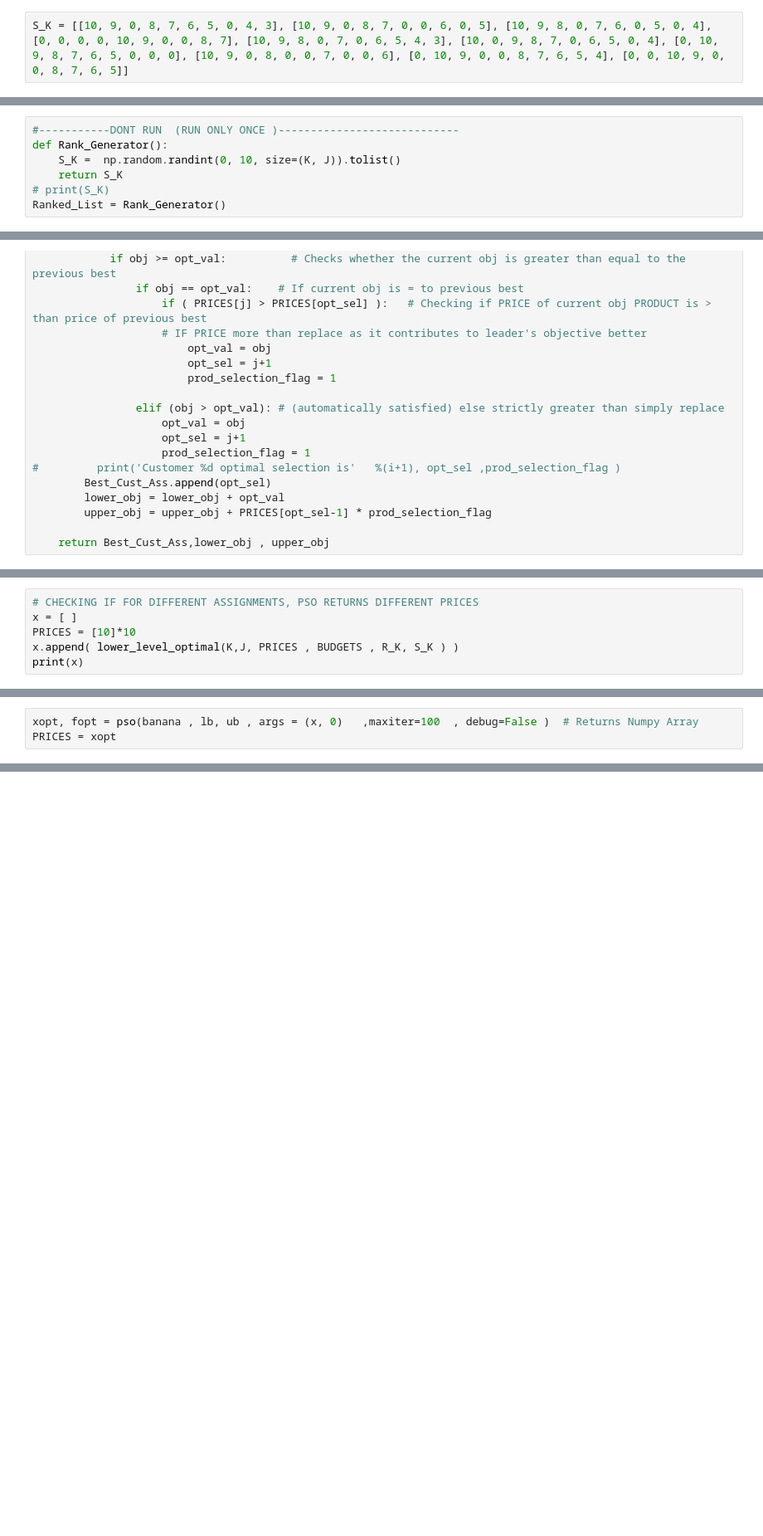
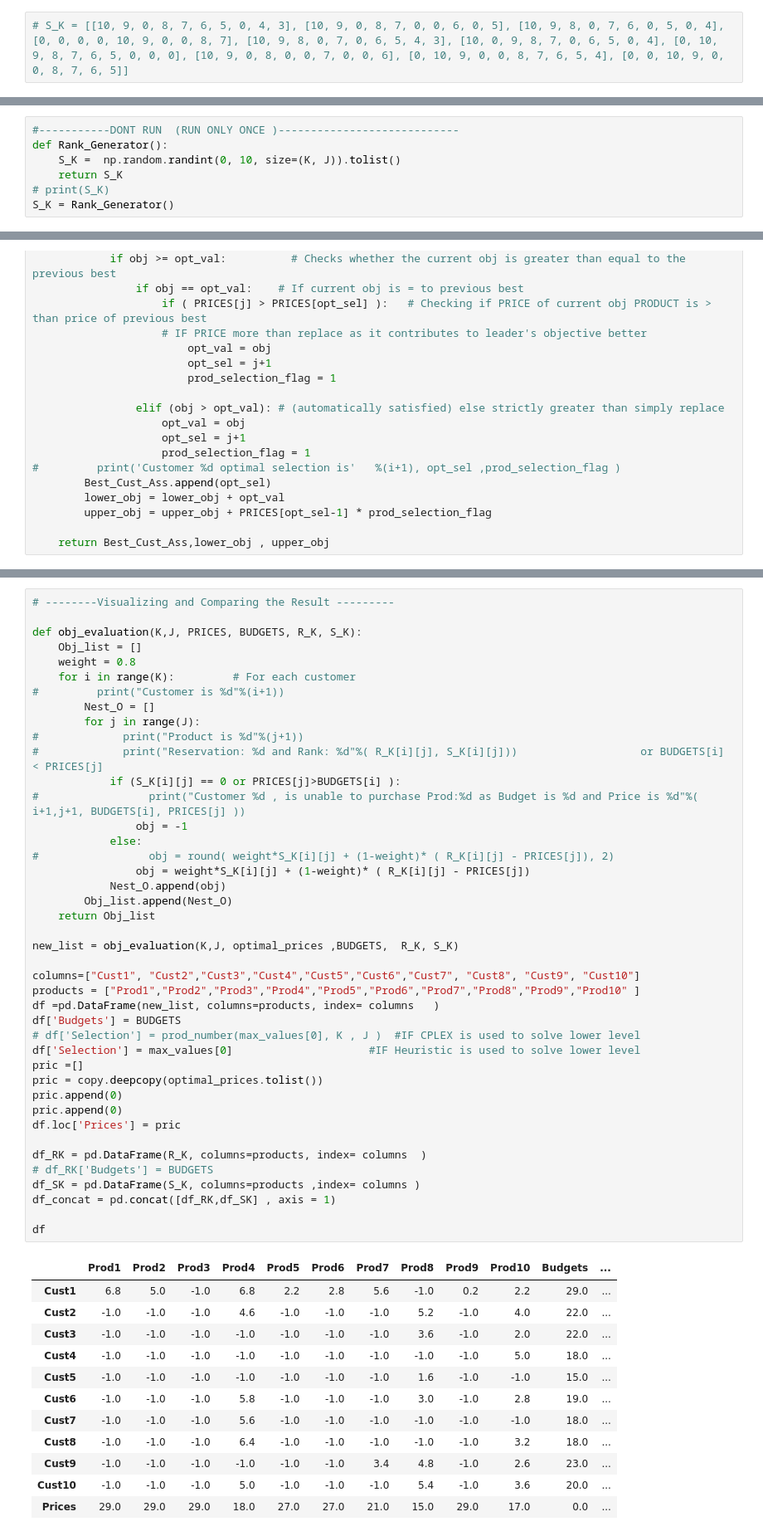
Before and after one commit to ansarimoiz/Cplex, a Jupyter notebook: Particle_Swarm.ipynb, the cells around one changed output, grey strips where cells are left out. Shown: that part at 83% size. Cells and saved outputs as stored; diff of their text form; blank space fills up the shorter version.

```diff
--- a/Particle_Swarm.ipynb
+++ b/Particle_Swarm.ipynb
@@ -222,7 +213,7 @@ def read_instance():
 # %%
 K,J , R_K, BUDGETS = read_instance()
 # %%
-S_K = [[10, 9, 0, 8, 7, 6, 5, 0, 4, 3], [10, 9, 0, 8, 7, 0, 0, 6, 0, 5], [10, 9, 8, 0, 7, 6, 0, 5, 0, 4], [0, 0, 0, 0, 10, 9, 0, 0, 8, 7], [10, 9, 8, 0, 7, 0, 6, 5, 4, 3], [10, 0, 9, 8, 7, 0, 6, 5, 0, 4], [0, 10, 9, 8, 7, 6, 5, 0, 0, 0], [10, 9, 0, 8, 0, 0, 7, 0, 0, 6], [0, 10, 9, 0, 0, 8, 7, 6, 5, 4], [0, 0, 10, 9, 0, 0, 8, 7, 6, 5]]
+# S_K = [[10, 9, 0, 8, 7, 6, 5, 0, 4, 3], [10, 9, 0, 8, 7, 0, 0, 6, 0, 5], [10, 9, 8, 0, 7, 6, 0, 5, 0, 4], [0, 0, 0, 0, 10, 9, 0, 0, 8, 7], [10, 9, 8, 0, 7, 0, 6, 5, 4, 3], [10, 0, 9, 8, 7, 0, 6, 5, 0, 4], [0, 10, 9, 8, 7, 6, 5, 0, 0, 0], [10, 9, 0, 8, 0, 0, 7, 0, 0, 6], [0, 10, 9, 0, 0, 8, 7, 6, 5, 4], [0, 0, 10, 9, 0, 0, 8, 7, 6, 5]]
 # %%
 def price_initialization( no_prod , no_cust,  R_K , PRICES):
     product_prices_offered = []
@@ -244,7 +235,7 @@ def Rank_Generator():
     S_K =  np.random.randint(0, 10, size=(K, J)).tolist()
     return S_K
 # print(S_K)
-Ranked_List = Rank_Generator()
+S_K = Rank_Generator()
 # %%
 # -------------Computing Upper Bound
 max_list = [0] * 10
@@ -492,6 +365,0 @@ Stopping search: maximum iterations reached --> 100
-# %%
-# CHECKING IF FOR DIFFERENT ASSIGNMENTS, PSO RETURNS DIFFERENT PRICES
-x = [ ]
-PRICES = [10]*10
-x.append( lower_level_optimal(K,J, PRICES , BUDGETS , R_K, S_K ) )
-print(x)
@@ -500,3 +365,0 @@ print(x)
-# %%
-xopt, fopt = pso(banana , lb, ub , args = (x, 0)   ,maxiter=100  , debug=False )  # Returns Numpy Array
-PRICES = xopt
@@ -502,0 +405,55 @@ PRICES = xopt
+# %%
+# --------Visualizing and Comparing the Result ---------
+
+def obj_evaluation(K,J, PRICES, BUDGETS, R_K, S_K):
+    Obj_list = []
+    weight = 0.8
+    for i in range(K):         # For each customer
+#         print("Customer is %d"%(i+1))
+        Nest_O = []
+        for j in range(J):
+#             print("Product is %d"%(j+1))
+#             print("Reservation: %d and Rank: %d"%( R_K[i][j], S_K[i][j]))                   or BUDGETS[i] < PRICES[j]
+            if (S_K[i][j] == 0 or PRICES[j]>BUDGETS[i] ):
+#                 print("Customer %d , is unable to purchase Prod:%d as Budget is %d and Price is %d"%( i+1,j+1, BUDGETS[i], PRICES[j] ))
+                obj = -1
+            else:
+#                 obj = round( weight*S_K[i][j] + (1-weight)* ( R_K[i][j] - PRICES[j]), 2)
+                obj = weight*S_K[i][j] + (1-weight)* ( R_K[i][j] - PRICES[j])
+            Nest_O.append(obj)
+        Obj_list.append(Nest_O)
+    return Obj_list
+
+new_list = obj_evaluation(K,J, optimal_prices ,BUDGETS,  R_K, S_K)
+
+columns=["Cust1", "Cust2","Cust3","Cust4","Cust5","Cust6","Cust7", "Cust8", "Cust9", "Cust10"]
+products = ["Prod1","Prod2","Prod3","Prod4","Prod5","Prod6","Prod7","Prod8","Prod9","Prod10" ]
+df =pd.DataFrame(new_list, columns=products, index= columns   )
+df['Budgets'] = BUDGETS
+# df['Selection'] = prod_number(max_values[0], K , J )  #IF CPLEX is used to solve lower level
+df['Selection'] = max_values[0]                     #IF Heuristic is used to solve lower level
+pric =[]
+pric = copy.deepcopy(optimal_prices.tolist())
+pric.append(0)
+pric.append(0)
+df.loc['Prices'] = pric
+
+df_RK = pd.DataFrame(R_K, columns=products, index= columns  )
+# df_RK['Budgets'] = BUDGETS
+df_SK = pd.DataFrame(S_K, columns=products ,index= columns )
+df_concat = pd.concat([df_RK,df_SK] , axis = 1)
+
+df
+# %% [output]
+|  | Prod1 | Prod2 | Prod3 | Prod4 | Prod5 | Prod6 | Prod7 | Prod8 | Prod9 | Prod10 | Budgets | ... |
+| Cust1 | 6.8 | 5.0 | -1.0 | 6.8 | 2.2 | 2.8 | 5.6 | -1.0 | 0.2 | 2.2 | 29.0 | ... |
+| Cust2 | -1.0 | -1.0 | -1.0 | 4.6 | -1.0 | -1.0 | -1.0 | 5.2 | -1.0 | 4.0 | 22.0 | ... |
+| Cust3 | -1.0 | -1.0 | -1.0 | -1.0 | -1.0 | -1.0 | -1.0 | 3.6 | -1.0 | 2.0 | 22.0 | ... |
+| Cust4 | -1.0 | -1.0 | -1.0 | -1.0 | -1.0 | -1.0 | -1.0 | -1.0 | -1.0 | 5.0 | 18.0 | ... |
+| Cust5 | -1.0 | -1.0 | -1.0 | -1.0 | -1.0 | -1.0 | -1.0 | 1.6 | -1.0 | -1.0 | 15.0 | ... |
+| Cust6 | -1.0 | -1.0 | -1.0 | 5.8 | -1.0 | -1.0 | -1.0 | 3.0 | -1.0 | 2.8 | 19.0 | ... |
+| Cust7 | -1.0 | -1.0 | -1.0 | 5.6 | -1.0 | -1.0 | -1.0 | -1.0 | -1.0 | -1.0 | 18.0 | ... |
+| Cust8 | -1.0 | -1.0 | -1.0 | 6.4 | -1.0 | -1.0 | -1.0 | -1.0 | -1.0 | 3.2 | 18.0 | ... |
+| Cust9 | -1.0 | -1.0 | -1.0 | -1.0 | -1.0 | -1.0 | 3.4 | 4.8 | -1.0 | 2.6 | 23.0 | ... |
+| Cust10 | -1.0 | -1.0 | -1.0 | 5.0 | -1.0 | -1.0 | -1.0 | 5.4 | -1.0 | 3.6 | 20.0 | ... |
+| Prices | 29.0 | 29.0 | 29.0 | 18.0 | 27.0 | 27.0 | 21.0 | 15.0 | 29.0 | 17.0 | 0.0 | ... |
```
Also changed, not shown: parts of 9 cells of this notebook.
